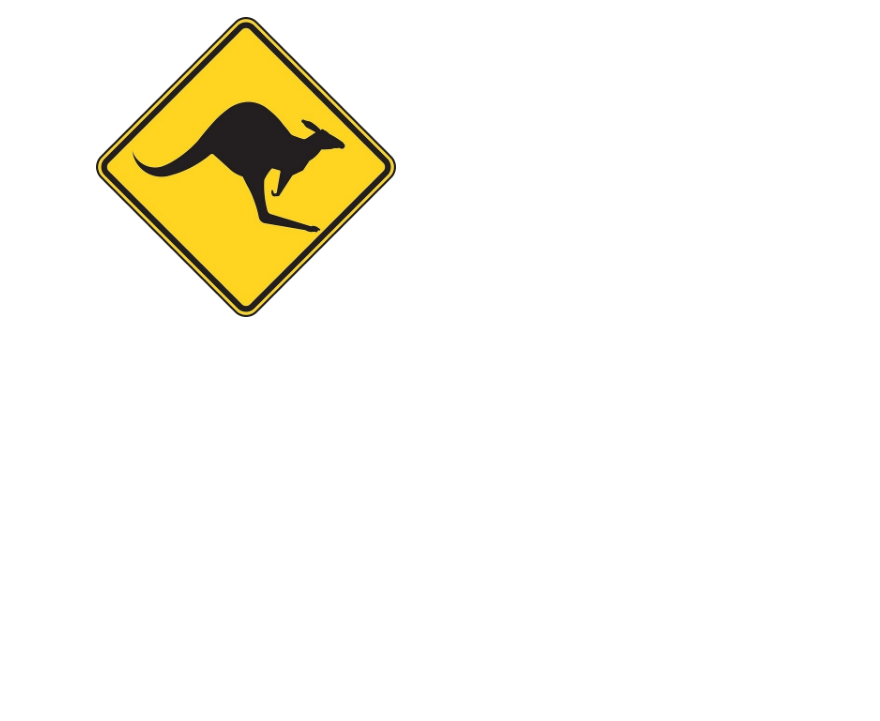
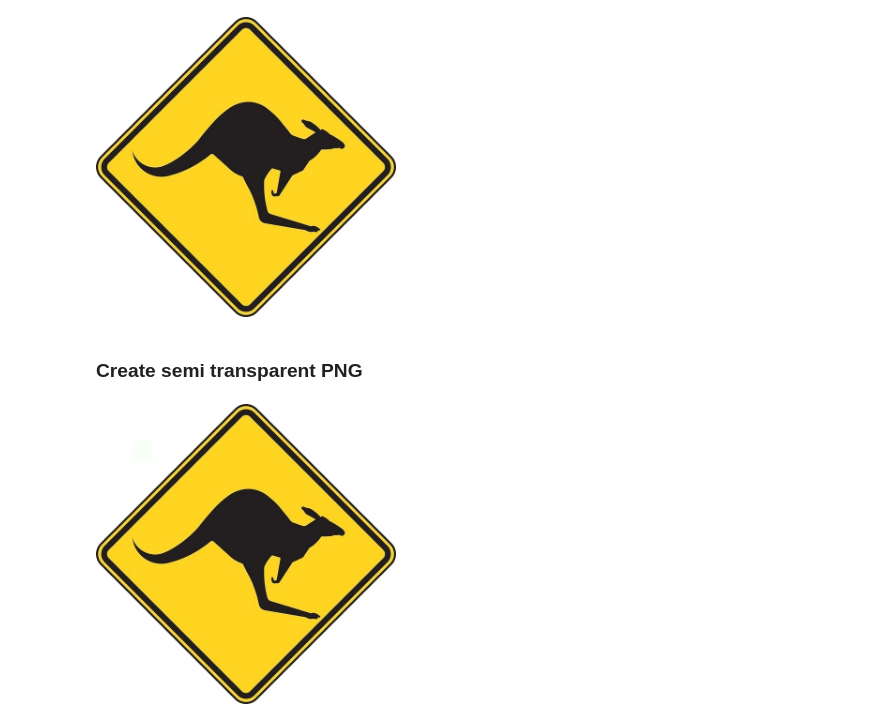
Before and after one commit to saulyaguana/AlphaChannel, a Jupyter notebook: AlphaChannel.ipynb, the cells around one changed output. Drawn from its saved outputs; the diff is of its cells as text; code cells hidden in the pictures; blank space fills up the shorter version.

Commit message:
Inspecting the channels of a PNG file.

```diff
--- a/AlphaChannel.ipynb
+++ b/AlphaChannel.ipynb
@@ -112,3 +112,22 @@ cv2.imwrite('kangaroo_alpha_transparent.png', kangaroo_transparent)
 Image(filename='kangaroo_alpha_transparent.png', width=300)
 # %% [output]
 [figure]
+# %% [markdown]
+### Create semi transparent PNG
+# %%
+# Split the color channels from the original image.
+bk, gk, rk = cv2.split(img_kang)
+
+# Add the "mask" as the 4th channel.
+mat = [bk, gk, rk, kang_inv_mask_semi]
+
+# Use the merge() function to create a single multi-channel array.
+kangaroo_semi = cv2.merge(mat)
+
+# Save the transparent image as a PNG file to preserve the alpha channel.
+cv2.imwrite('kangaroo_alpha_semi.png', kangaroo_semi)
+
+# Display the PNG file we just created.
+Image(filename='kangaroo_alpha_semi.png', width=300)
+# %% [output]
+[figure, added]
```
Also changed, not shown: parts of 2 cells of this notebook, 1 other file.
